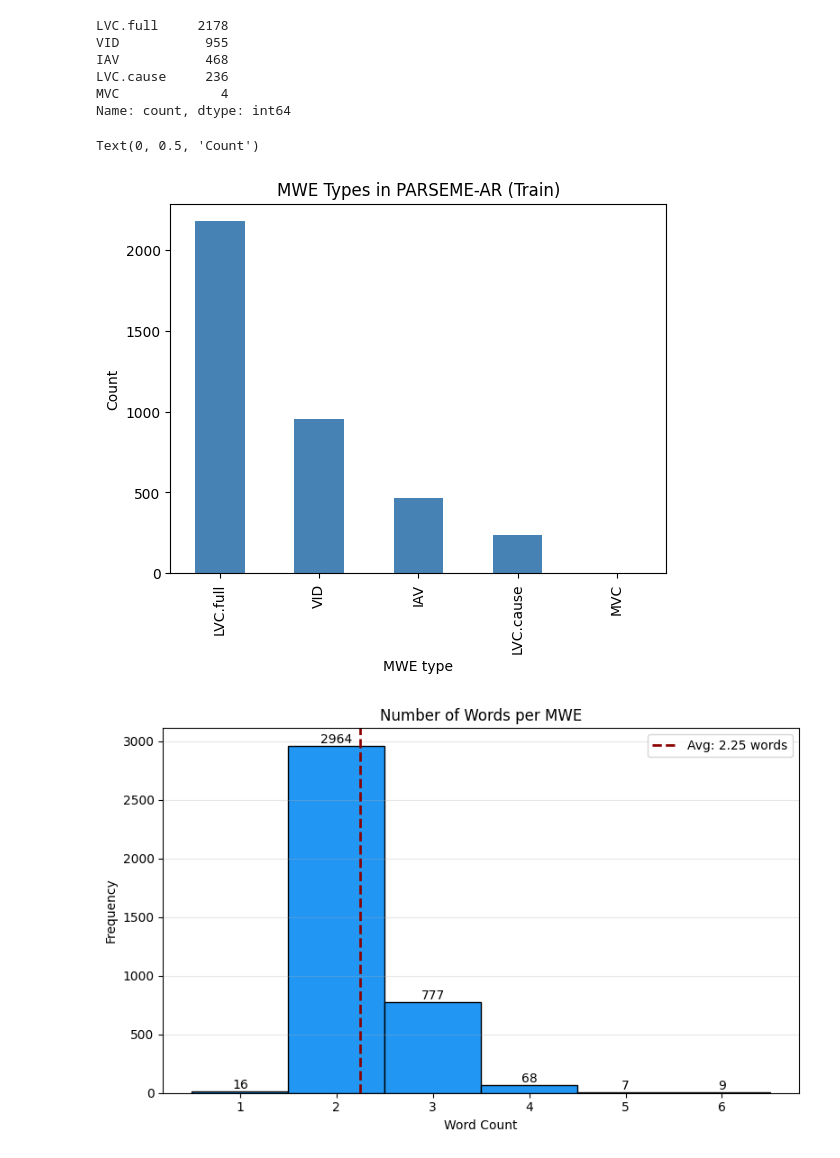
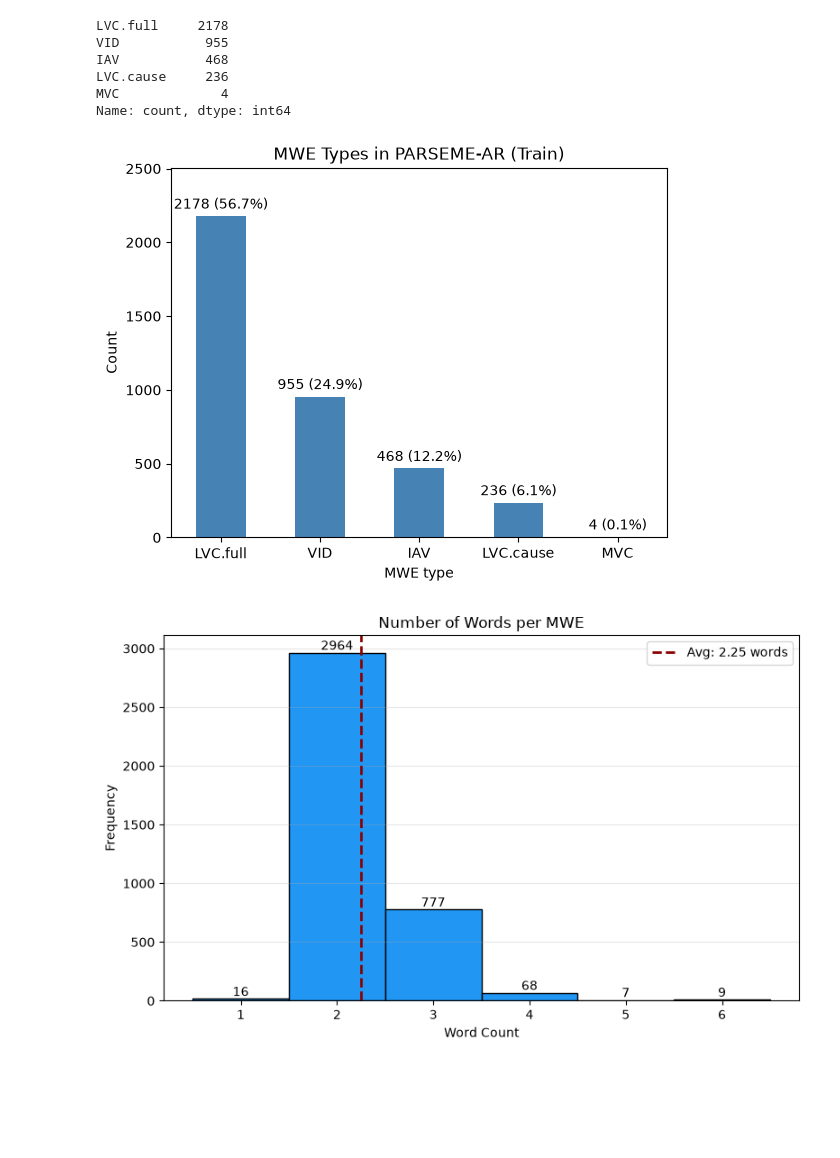
Before and after one commit to hazem-alabiad/MWE, a Jupyter notebook: main.ipynb, the cells around one changed output. Drawn from its saved outputs; the diff is of its cells as text; code cells hidden in the pictures; blank space fills up the shorter version.

```diff
--- a/main.ipynb
+++ b/main.ipynb
@@ -8,11 +14,9 @@ from bidi.algorithm import get_display
 # %%
-raw_data = "data/raw/"
-processed_data = "data/processed/"
+data = extract_text_from_cupt(RAW_DATA_DIR + "train.cupt")
 
-data = extract_text_from_cupt(raw_data + "train.cupt")
-export_to_jsonl(data, processed_data + "train.jsonl")
+export_to_jsonl(data, PROCESSED_DATA_DIR + "train.jsonl")
 
-data_df = pd.read_json(processed_data + "train.jsonl", lines=True)
+data_df = pd.read_json(PROCESSED_DATA_DIR + "train.jsonl", lines=True)
 data_df.head()
 # %% [output]
 |  | sentence | mwes |
@@ -55,11 +59,11 @@ print(f"total mwes: {total_mwes}")
 # %% [output]
 total mwes: 3841
 # %%
-# check for disconintuity (interning tokens)
+# check for discontinuity (interning tokens)
 all_types = []
-discontinous_mwe_count = 0
+discontinuous_mwe_count = 0
 
-# how mnay non-mwe words interrupting mwe
+# how many non-mwe words interrupting mwe
 gap_lengths = []
 
 # window size: distance between first and last word in the mwe
@@ -68,10 +72,10 @@ span_lengths = []
 # mwe words counts
 mwe_word_counts = []
 
-# most frquent lemmas
+# most frequent lemmas
 lemma_counts = Counter()
 
-# mosyt frequent verbs
+# most frequent verbs
 verb_counts = Counter()
 
 for mwes_list in data_df["mwes"]:
@@ -87,28 +91,28 @@ for mwes_list in data_df["mwes"]:
         indices = sorted([int(token["index"]) for token in mwe["tokens"]])
 
         if len(indices) > 1 and indices[-1] - indices[0] + 1 > len(indices):
-            discontinous_mwe_count += 1
+            discontinuous_mwe_count += 1
 
         if (len(indices)) > 1:
             span = indices[-1] - indices[0]
             gap = span - len(indices) + 1
 
-            # if continous mwe
+            # if continuous mwe
             if gap > 0:
                 gap_lengths.append(gap)
                 span_lengths.append(span)
 
-print(f"discontinous mwes: {discontinous_mwe_count}")
+print(f"discontinuous mwes: {discontinuous_mwe_count}")
 
-continous_mwe_count = len(mwe_sentences_df) - discontinous_mwe_count
+continuous_mwe_count = len(mwe_sentences_df) - discontinuous_mwe_count
 
-continousity_data = pd.Series(
-    [discontinous_mwe_count, continous_mwe_count],
+continuity_data = pd.Series(
+    [discontinuous_mwe_count, continuous_mwe_count],
     index=["Discontinuous MWEs", "Continuous MWEs"],
 )
 
-continous_plt = continousity_data.plot(
+continuity_plt = continuity_data.plot(
     kind="pie", autopct="%1.1f%%", figsize=(6, 6), startangle=90
 )
-continous_plt.set_title("Proportion of Discontinuous MWEs")
+continuity_plt.set_title("Proportion of Discontinuous MWEs")
 # %% [output]
@@ -156,17 +176,23 @@ MVC             4
 Name: count, dtype: int64
 # %%
 # plot the type distribution
+types_pct = (types_count / types_count.sum()) * 100
+
 type_distribution_plt = types_count.plot(
-    kind="bar", title="MWE Types in PARSEME-AR (Train)", color="steelblue"
+    kind="bar", title="MWE Types in PARSEME-AR (Train)", color="steelblue", rot=0
 )
 type_distribution_plt.set_xlabel("MWE type")
 type_distribution_plt.set_ylabel("Count")
+
+# Add labels and give room at the top
+labels = [f"{c} ({p:.1f}%)" for c, p in zip(types_count, types_pct)]
+type_distribution_plt.bar_label(type_distribution_plt.containers[0], labels=labels, padding=3)
+type_distribution_plt.margins(y=0.15)
 # %% [output]
-Text(0, 0.5, 'Count')
-[figure, old version]
+[figure, new version]
 # %%
-# mwe lengh (mwe word counts)
-fig, ax = plt.pyplot.subplots(figsize=(8, 5))
+# Span plot (mwe length)
+fig, ax = plt.subplots(figsize=(8, 5))
 ax.hist(
     mwe_word_counts,
     bins=range(min(mwe_word_counts), max(mwe_word_counts) + 2),
@@ -187,8 +213,8 @@ ax.set_ylabel("Frequency")
 ax.set_xticks(range(min(mwe_word_counts), max(mwe_word_counts) + 1))
 ax.legend()
 ax.grid(axis="y", alpha=0.3)
-plt.pyplot.tight_layout()
-plt.pyplot.show()
+plt.tight_layout()
+plt.show()
 # %% [output]
-[figure, old version]
+[figure, new version]
 # %%
```
Also changed, not shown: parts of 9 cells of this notebook.
